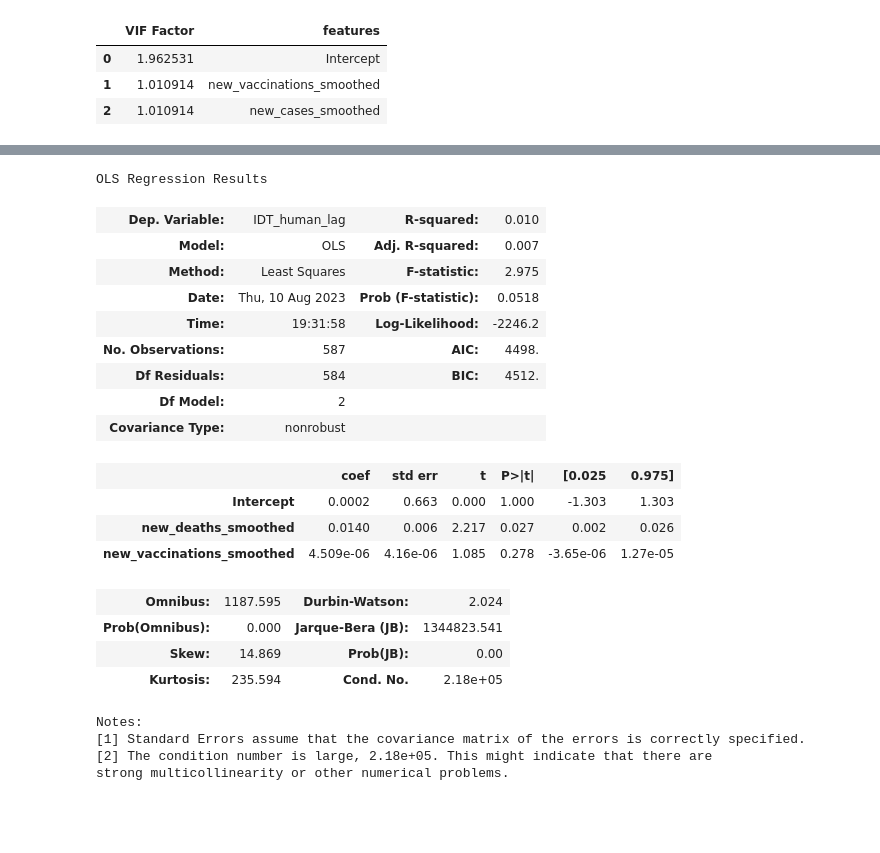
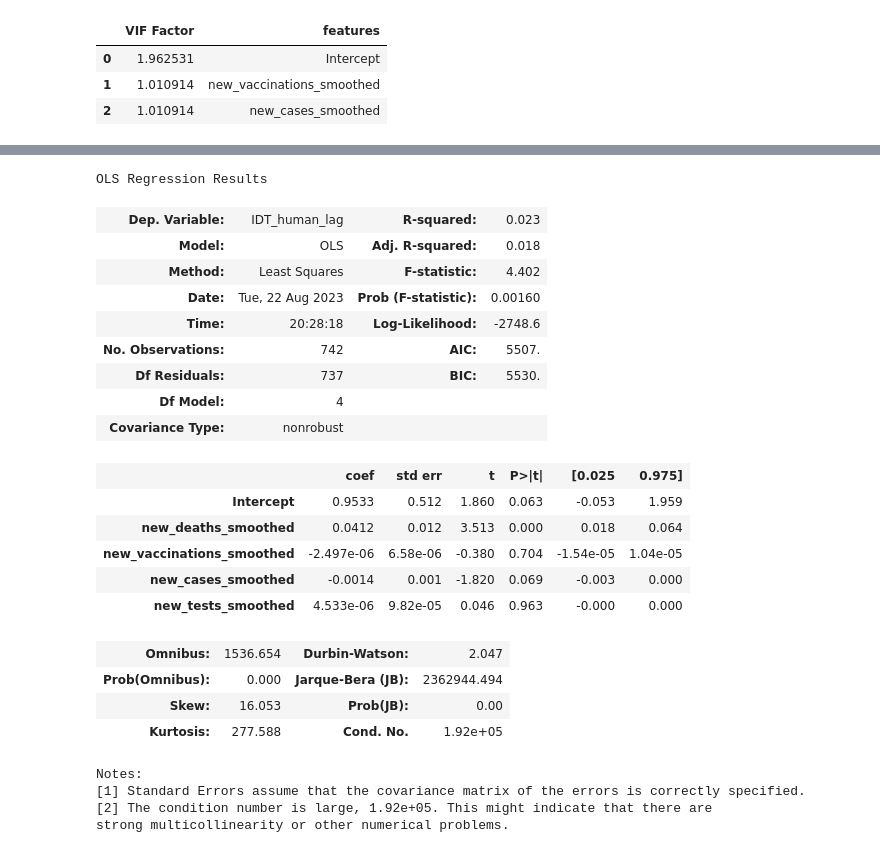
Before and after one commit to YSetAung/thesis, a Jupyter notebook: Thesis.ipynb, the cells around one changed output, grey strips where cells are left out. Cells and saved outputs as stored; diff of their text form; code cells hidden in the pictures; blank space fills up the shorter version.

```diff
--- a/Thesis.ipynb
+++ b/Thesis.ipynb
@@ -641,4 +666,4 @@ p-value = 0.9843854777337959
 # %%
-lag_periods = 255  # Number of periods to shift
+lag_periods = 100  # Number of periods to shift
 by_date['IDT_lag'] = by_date['IDT_total'].shift(lag_periods)
 # %%
@@ -807 +873,12 @@ Notes:
 strong multicollinearity or other numerical problems.
+# %%
+# Log-transform the independent variables
+by_date['log_new_deaths'] = np.log(by_date['new_deaths_smoothed'] + 1)  # Adding 1 to handle zero values
+by_date['log_new_cases'] = np.log(by_date['new_cases_smoothed'] + 1)
+by_date['log_new_vaccinations'] = np.log(by_date['new_vaccinations_smoothed'] + 1)
+by_date['log_new_tests'] = np.log(by_date['new_tests_smoothed'] + 1)
+by_date['log_IDT_lag'] = np.log(by_date['IDT_lag'] + 1)
+
+# Perform the regression analysis with the log-transformed variables
+lm_log_transform = smf.ols('log_IDT_lag ~ log_new_deaths + log_new_cases + log_new_vaccinations + log_new_tests', data=by_date).fit()
+lm_log_transform.summary()
@@ -1015,10 +1115,10 @@ IDT_2 = ['Health Workers Killed',
 
 by_date['IDT_human'] = by_date[IDT_2].sum(axis=1)
 # %%
-lag_periods = 255  # Number of periods to shift
+lag_periods = 100  # Number of periods to shift
 by_date['IDT_nonhuman_lag'] = by_date['IDT_nonhuman'].shift(lag_periods)
 # %%
-lag_periods = 255  # Number of periods to shift
+lag_periods = 100  # Number of periods to shift
 by_date['IDT_human_lag'] = by_date['IDT_human'].shift(lag_periods)
 # %%
 lm_human = smf.ols('IDT_human_lag ~ new_deaths_smoothed', data = by_date).fit()
@@ -1044,30 +1144,32 @@ OLS Regression Results
 Notes:
 [1] Standard Errors assume that the covariance matrix of the errors is correctly specified.
 # %%
-lm_human1 = smf.ols('IDT_human_lag ~ new_deaths_smoothed + new_vaccinations_smoothed', data = by_date).fit()
+lm_human1 = smf.ols('IDT_human_lag ~ new_deaths_smoothed + new_vaccinations_smoothed + new_cases_smoothed + new_tests_smoothed', data = by_date).fit()
 lm_human1.summary()
 # %% [output]
 OLS Regression Results
-| Dep. Variable: | IDT_human_lag | R-squared: | 0.010 |
-| Model: | OLS | Adj. R-squared: | 0.007 |
-| Method: | Least Squares | F-statistic: | 2.975 |
-| Date: | Thu, 10 Aug 2023 | Prob (F-statistic): | 0.0518 |
-| Time: | 19:31:58 | Log-Likelihood: | -2246.2 |
-| No. Observations: | 587 | AIC: | 4498. |
-| Df Residuals: | 584 | BIC: | 4512. |
-| Df Model: | 2 |  |  |
+| Dep. Variable: | IDT_human_lag | R-squared: | 0.023 |
+| Model: | OLS | Adj. R-squared: | 0.018 |
+| Method: | Least Squares | F-statistic: | 4.402 |
+| Date: | Tue, 22 Aug 2023 | Prob (F-statistic): | 0.00160 |
+| Time: | 20:28:18 | Log-Likelihood: | -2748.6 |
+| No. Observations: | 742 | AIC: | 5507. |
+| Df Residuals: | 737 | BIC: | 5530. |
+| Df Model: | 4 |  |  |
 | Covariance Type: | nonrobust |  |  |
 |  | coef | std err | t | P>|t| | [0.025 | 0.975] |
-| Intercept | 0.0002 | 0.663 | 0.000 | 1.000 | -1.303 | 1.303 |
-| new_deaths_smoothed | 0.0140 | 0.006 | 2.217 | 0.027 | 0.002 | 0.026 |
-| new_vaccinations_smoothed | 4.509e-06 | 4.16e-06 | 1.085 | 0.278 | -3.65e-06 | 1.27e-05 |
+| Intercept | 0.9533 | 0.512 | 1.860 | 0.063 | -0.053 | 1.959 |
+| new_deaths_smoothed | 0.0412 | 0.012 | 3.513 | 0.000 | 0.018 | 0.064 |
+| new_vaccinations_smoothed | -2.497e-06 | 6.58e-06 | -0.380 | 0.704 | -1.54e-05 | 1.04e-05 |
+| new_cases_smoothed | -0.0014 | 0.001 | -1.820 | 0.069 | -0.003 | 0.000 |
+| new_tests_smoothed | 4.533e-06 | 9.82e-05 | 0.046 | 0.963 | -0.000 | 0.000 |
-| Omnibus: | 1187.595 | Durbin-Watson: | 2.024 |
-| Prob(Omnibus): | 0.000 | Jarque-Bera (JB): | 1344823.541 |
-| Skew: | 14.869 | Prob(JB): | 0.00 |
-| Kurtosis: | 235.594 | Cond. No. | 2.18e+05 |
+| Omnibus: | 1536.654 | Durbin-Watson: | 2.047 |
+| Prob(Omnibus): | 0.000 | Jarque-Bera (JB): | 2362944.494 |
+| Skew: | 16.053 | Prob(JB): | 0.00 |
+| Kurtosis: | 277.588 | Cond. No. | 1.92e+05 |
 Notes:
 [1] Standard Errors assume that the covariance matrix of the errors is correctly specified.
-[2] The condition number is large, 2.18e+05. This might indicate that there are
+[2] The condition number is large, 1.92e+05. This might indicate that there are
 strong multicollinearity or other numerical problems.
 # %%
 y, X = dmatrices('IDT_human_lag ~ new_deaths_smoothed + new_vaccinations_smoothed',
```
Also changed, not shown: parts of 49 cells of this notebook.
